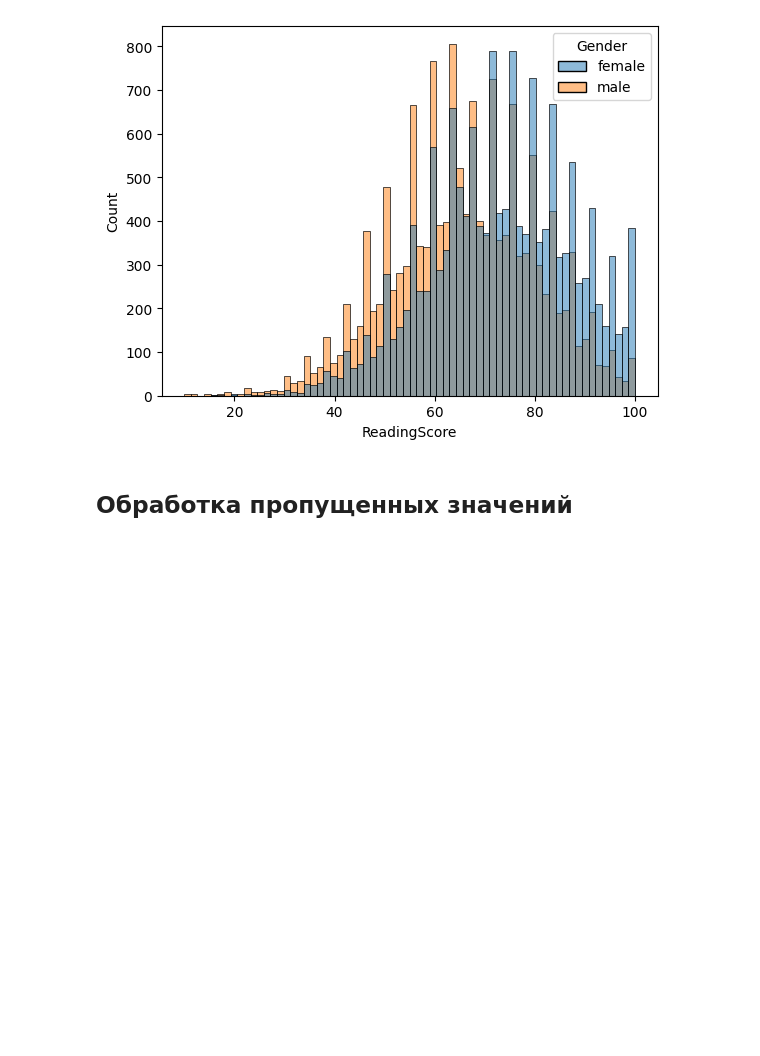
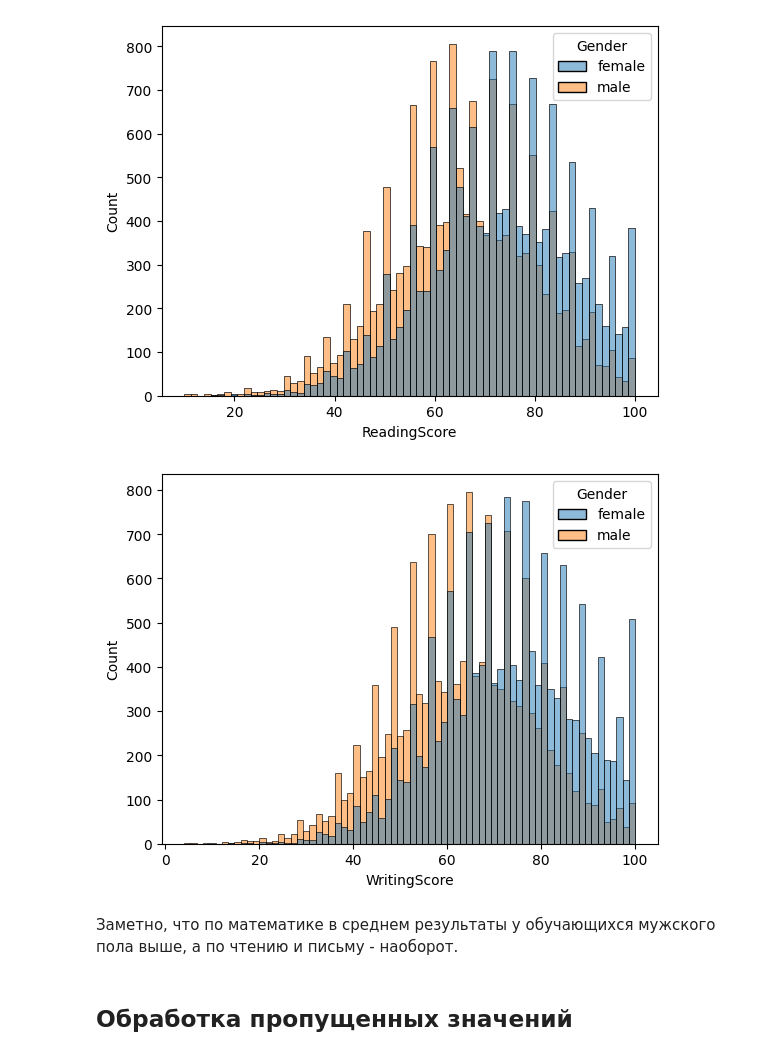
Before and after one commit to belgad/masters-s1-ml, a Jupyter notebook: hw1.ipynb, the cells around one changed output. Saved outputs shown, nothing was run; the diff lists cells and outputs as text; code cells hidden in the pictures; blank space fills up the shorter version.

```diff
--- a/hw1.ipynb
+++ b/hw1.ipynb
@@ -133,6 +137,13 @@ sns.histplot(data=data, x='ReadingScore', hue='Gender')
 pass
 # %% [output]
 [figure]
+# %%
+sns.histplot(data=data, x='WritingScore', hue='Gender')
+pass
+# %% [output]
+[figure, added]
+# %% [markdown]
+Заметно, что по математике в среднем результаты у обучающихся мужского пола выше, а по чтению и письму - наоборот.
 # %% [markdown]
 ## Обработка пропущенных значений
 # %%
```
Also changed, not shown: parts of 37 cells of this notebook.
